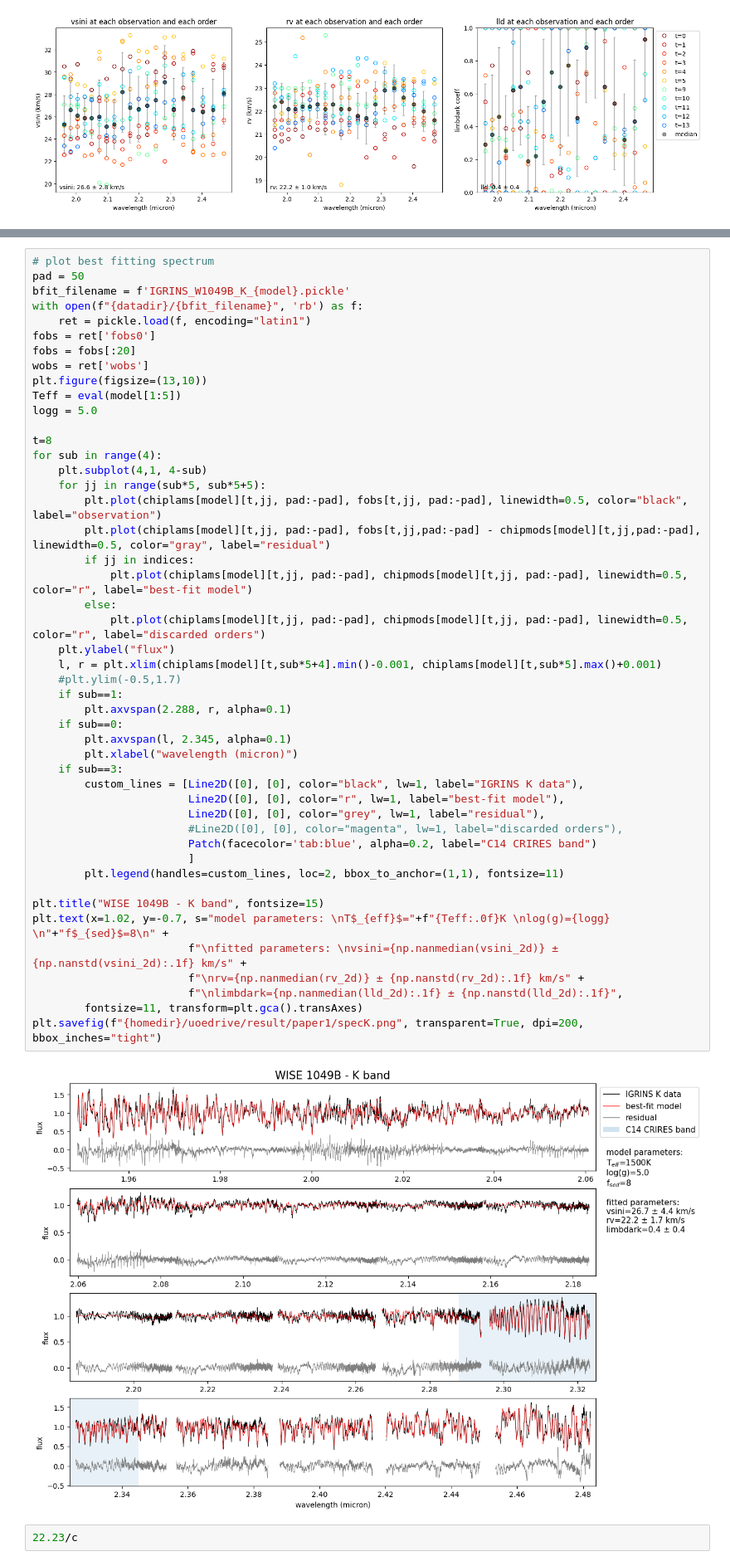
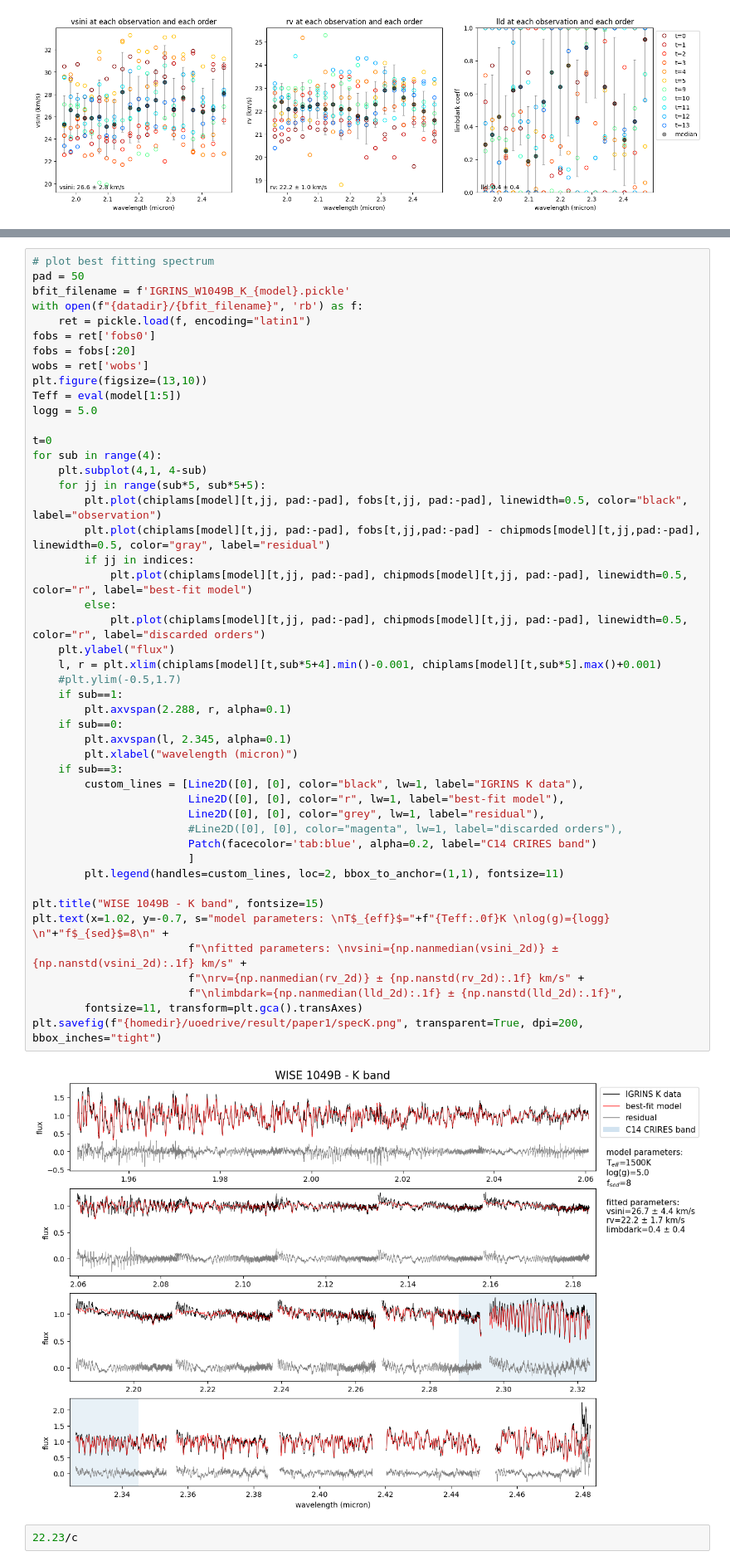
Before and after one commit to alphalyncis/igrins_doppler_imaging, a Jupyter notebook: src/scripts/mf_igrinsK.ipynb, the cells around one changed output, grey strips where cells are left out. Shown at 83% size. Saved outputs shown, nothing was run; the diff lists cells and outputs as text.

```diff
--- a/src/scripts/mf_igrinsK.ipynb
+++ b/src/scripts/mf_igrinsK.ipynb
@@ -520,7 +528,7 @@ plt.figure(figsize=(13,10))
 Teff = eval(model[1:5])
 logg = 5.0
 
-t=8
+t=0
 for sub in range(4):
     plt.subplot(4,1, 4-sub)
     for jj in range(sub*5, sub*5+5):
@@ -528,34 +536,34 @@ for sub in range(4):
         plt.plot(chiplams[model][t,jj, pad:-pad], fobs[t,jj,pad:-pad] - chipmods[model][t,jj,pad:-pad], linewidth=0.5, color="gray", label="residual")
         if jj in indices:
             plt.plot(chiplams[model][t,jj, pad:-pad], chipmods[model][t,jj, pad:-pad], linewidth=0.5, color="r", label="best-fit model")
         else:
             plt.plot(chiplams[model][t,jj, pad:-pad], chipmods[model][t,jj, pad:-pad], linewidth=0.5, color="r", label="discarded orders")
     plt.ylabel("flux")
     l, r = plt.xlim(chiplams[model][t,sub*5+4].min()-0.001, chiplams[model][t,sub*5].max()+0.001)
     #plt.ylim(-0.5,1.7)
     if sub==1:
         plt.axvspan(2.288, r, alpha=0.1)
     if sub==0:
         plt.axvspan(l, 2.345, alpha=0.1)
         plt.xlabel("wavelength (micron)")
     if sub==3:
         custom_lines = [Line2D([0], [0], color="black", lw=1, label="IGRINS K data"),
                         Line2D([0], [0], color="r", lw=1, label="best-fit model"),
                         Line2D([0], [0], color="grey", lw=1, label="residual"),
                         #Line2D([0], [0], color="magenta", lw=1, label="discarded orders"),
                         Patch(facecolor='tab:blue', alpha=0.2, label="C14 CRIRES band")
                         ]
         plt.legend(handles=custom_lines, loc=2, bbox_to_anchor=(1,1), fontsize=11)
 
 plt.title("WISE 1049B - K band", fontsize=15)
 plt.text(x=1.02, y=-0.7, s="model parameters: \nT$_{eff}$="+f"{Teff:.0f}K \nlog(g)={logg} \n"+"f$_{sed}$=8\n" +
                         f"\nfitted parameters: \nvsini={np.nanmedian(vsini_2d)} ± {np.nanstd(vsini_2d):.1f} km/s" +
                         f"\nrv={np.nanmedian(rv_2d)} ± {np.nanstd(rv_2d):.1f} km/s" +
                         f"\nlimbdark={np.nanmedian(lld_2d):.1f} ± {np.nanstd(lld_2d):.1f}",
         fontsize=11, transform=plt.gca().transAxes)
 plt.savefig(f"{homedir}/uoedrive/result/paper1/specK.png", transparent=True, dpi=200, bbox_inches="tight")
 # %% [output]
-[figure, old version]
+[figure, new version]
 # %%
 22.23/c
 # %% [output]
```
Also changed, not shown: parts of 3 cells of this notebook, 30 other files.
